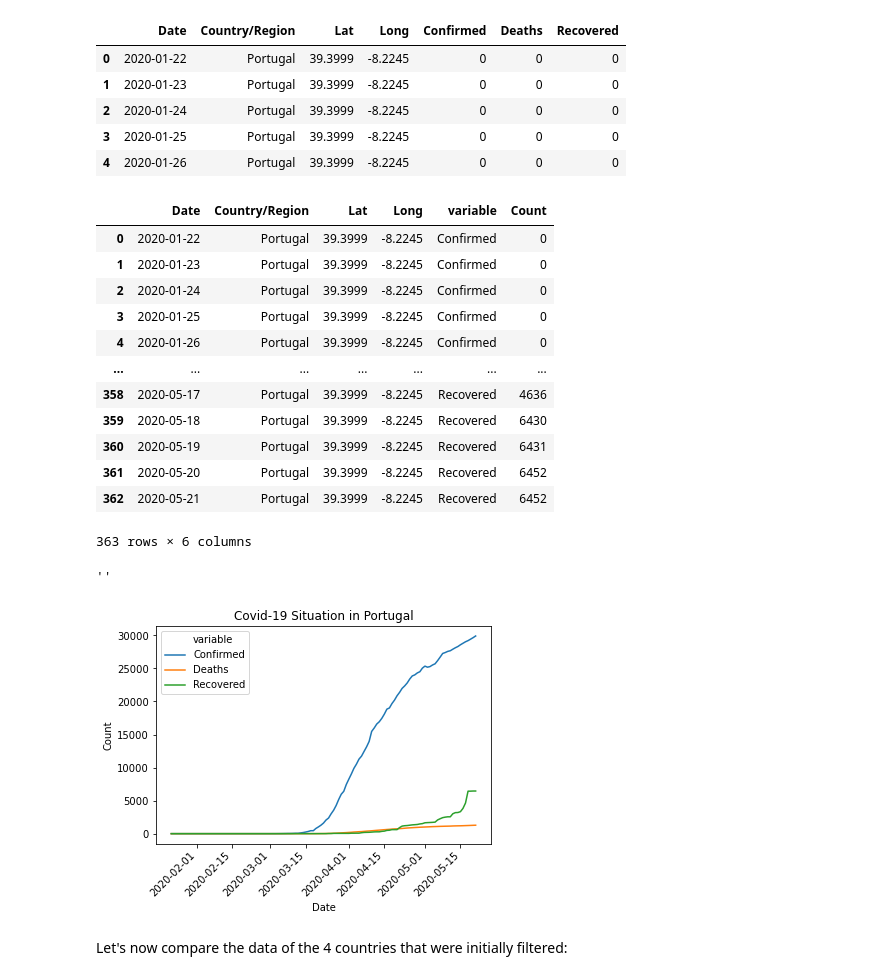
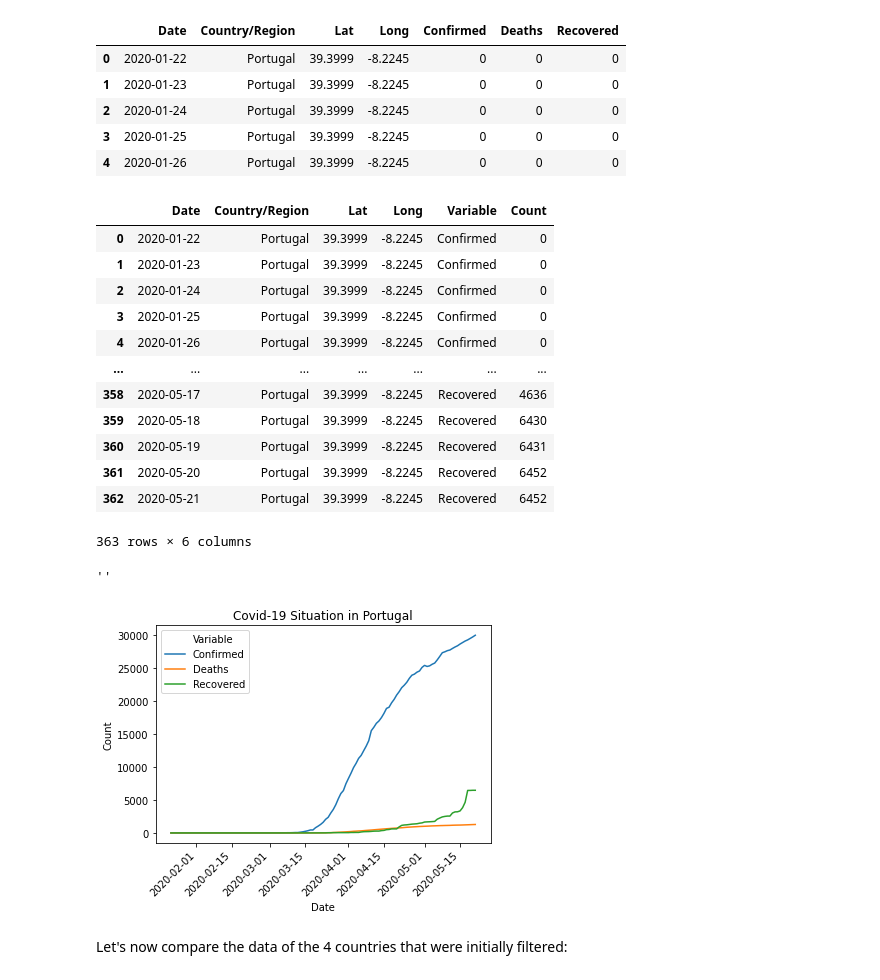
Before and after one commit to diogosmac/covid-forecast-feup-iart, a Jupyter notebook: projects/project2/project.ipynb, the cells around one changed output. Saved outputs shown, nothing was run; the diff lists cells and outputs as text; code cells hidden in the pictures.

```diff
--- a/projects/project2/project.ipynb
+++ b/projects/project2/project.ipynb
@@ -256,10 +262,10 @@ covid_portugal_dataframe.head()
 | 3 | 2020-01-25 | Portugal | 39.3999 | -8.2245 | 0 | 0 | 0 |
 | 4 | 2020-01-26 | Portugal | 39.3999 | -8.2245 | 0 | 0 | 0 |
 # %%
-covid_portugal_dataframe_melt = pd.melt(covid_portugal_dataframe, ['Date', 'Country/Region', 'Lat', 'Long'], value_name='Count')
+covid_portugal_dataframe_melt = pd.melt(covid_portugal_dataframe, ['Date', 'Country/Region', 'Lat', 'Long'], value_name='Count', var_name='Variable')
 covid_portugal_dataframe_melt
 # %% [output]
-|  | Date | Country/Region | Lat | Long | variable | Count |
+|  | Date | Country/Region | Lat | Long | Variable | Count |
 | 0 | 2020-01-22 | Portugal | 39.3999 | -8.2245 | Confirmed | 0 |
 | 1 | 2020-01-23 | Portugal | 39.3999 | -8.2245 | Confirmed | 0 |
 | 2 | 2020-01-24 | Portugal | 39.3999 | -8.2245 | Confirmed | 0 |
@@ -273,14 +279,14 @@ covid_portugal_dataframe_melt
 | 362 | 2020-05-21 | Portugal | 39.3999 | -8.2245 | Recovered | 6452 |
 363 rows × 6 columns
 # %%
-ax = sb.lineplot(x='Date', y='Count', hue='variable', data=covid_portugal_dataframe_melt)
+ax = sb.lineplot(x='Date', y='Count', hue='Variable', data=covid_portugal_dataframe_melt)
 ax.set_title('Covid-19 Situation in Portugal')
 plt.draw()
 ax.set_xticklabels(ax.get_xticklabels(), rotation=45, horizontalalignment='right')
 ;
 # %% [output]
 ''
-[figure, old version]
+[figure, new version]
 # %% [markdown]
 Let's now compare the data of the 4 countries that were initially filtered:
 # %%
```
Also changed, not shown: parts of 34 cells of this notebook, 3 other files.
